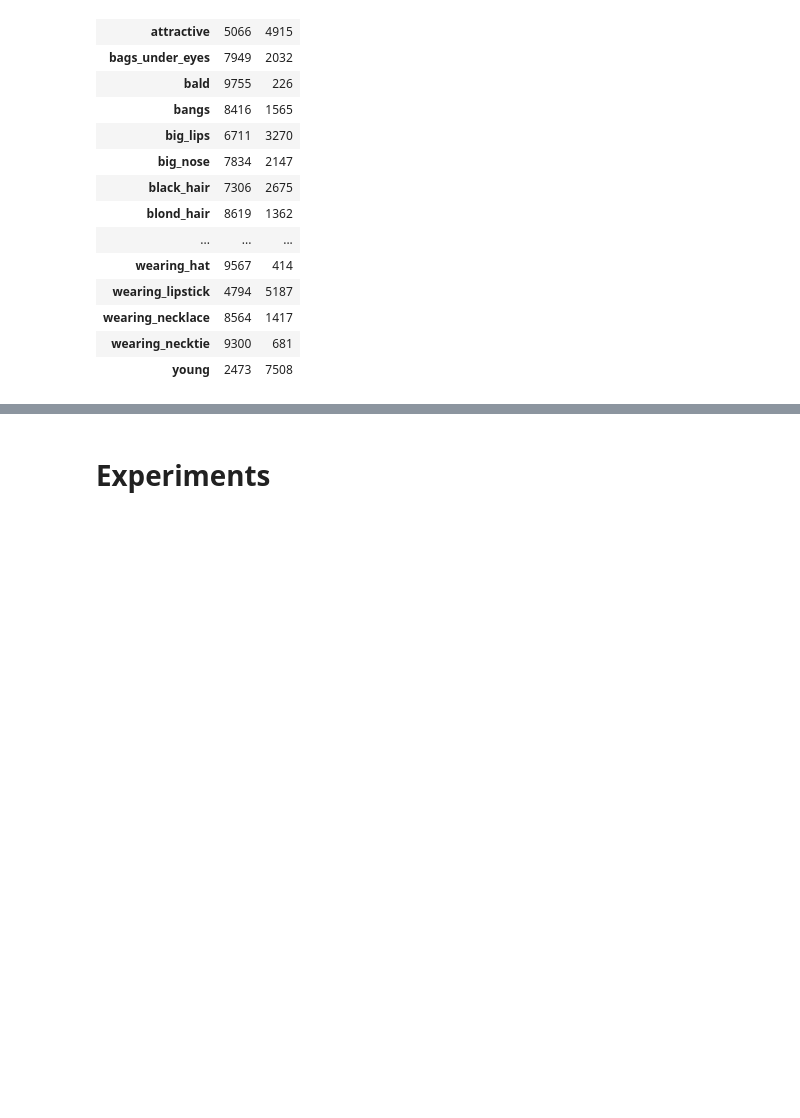
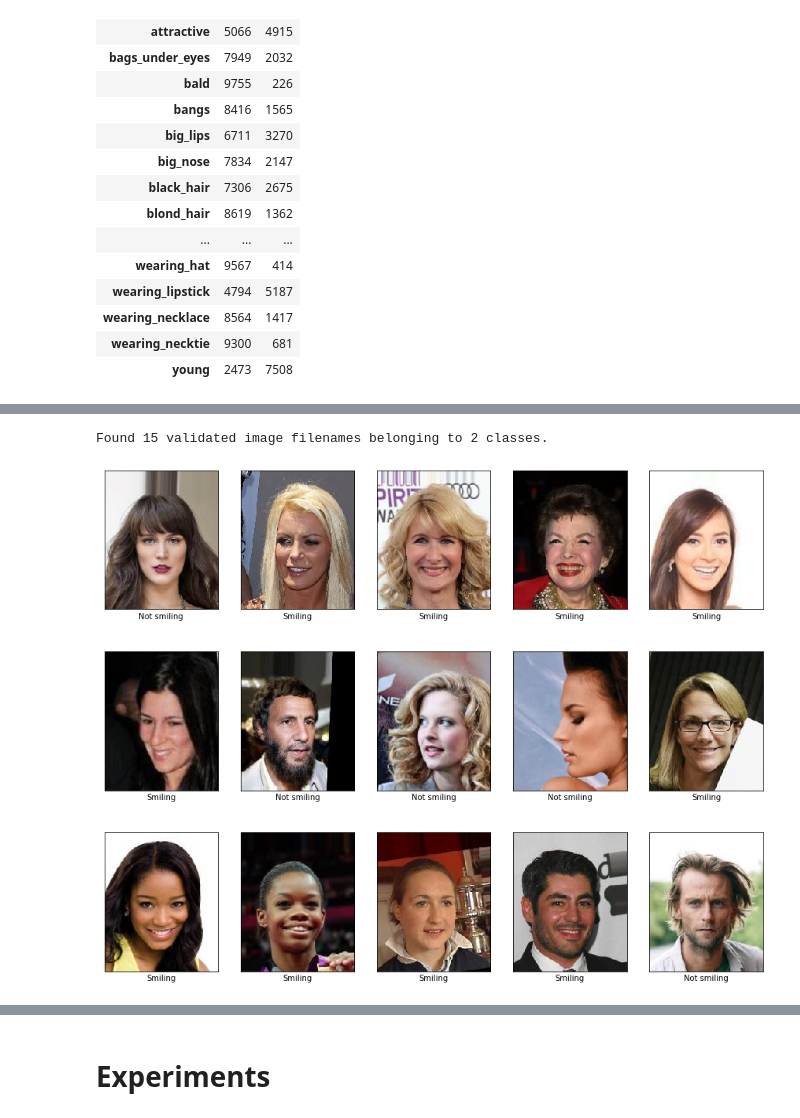
Before and after one commit to AgusTrulli/ML_Grupo_2, a Jupyter notebook: tp3_cv.ipynb, the cells around one changed output, grey strips where cells are left out. Cells and saved outputs as stored; diff of their text form; code cells hidden in the pictures; blank space fills up the shorter version.

```diff
--- a/tp3_cv.ipynb
+++ b/tp3_cv.ipynb
@@ -45,13 +45,11 @@ Loading BokehJS ...
 # Utils
 # %%
 # Paths de los datos a utilizar (directorio de las imagenes y csv): CAMBIAR CON LOS QUE CORRESPONDAN
-
 IMAGES_PATH = r"C:\Users\santi\Desktop\TP3"
-
 # IMAGES_PATH = r"C:\Users\agus_\Desktop\ML_Grupo_2\imagenes_tp3_cv"
 
 # Porcentaje de datos con los que me voy a quedar de los conjuntos train, test y validation originales
-GLOBAL_FRAC = 0.50
+GLOBAL_FRAC = 0.5
 
 # Datos generales
 IMAGE_CHANNELS = 3
@@ -62,7 +60,7 @@ BATCH_SIZE = 32
 
 sgd = SGD(lr=0.01,momentum=0.9,nesterov=True)
 # %%
-def get_train_test_validation(total=False):
+def get_train_test_validation(total=False, frac=GLOBAL_FRAC):
     df_images_target = get_features_csv()
     df_images_target.columns = df_images_target.columns.str.lower()
     df_images_target.set_index('image_id', inplace=True)
@@ -75,9 +73,9 @@ def get_train_test_validation(total=False):
 
     df_images_target["partition"] = df_images_partition["partition"]
 
-    df_train = df_images_target[df_images_target.partition == 0].sample(frac=GLOBAL_FRAC, random_state=1)
-    df_test = df_images_target[df_images_target.partition == 1].sample(frac=GLOBAL_FRAC, random_state=1)
-    df_validation = df_images_target[df_images_target.partition == 2].sample(frac=GLOBAL_FRAC, random_state=1)
+    df_train = df_images_target[df_images_target.partition == 0].sample(frac=frac, random_state=1)
+    df_test = df_images_target[df_images_target.partition == 1].sample(frac=frac, random_state=1)
+    df_validation = df_images_target[df_images_target.partition == 2].sample(frac=frac, random_state=1)
 
     if total:
         return pd.concat([df_train, df_test, df_validation])
@@ -120,7 +118,7 @@ def get_generator(df, height=IMAGE_HEIGHT, width=IMAGE_WIDTH, batch_size=BATCH_S
         # Mode for yielding the targets.
         class_mode="binary",
         # Size of the batches of data.
-        batch_size=BATCH_SIZE,
+        batch_size=batch_size,
         # Whether to shuffle the data.
         shuffle=False,
         # Random seed for shuffling and transformations.
@@ -245,4 +247,23 @@ def get_predict_samples(df, model, quantity=16, random_state=1):
     display(HTML(display_html))
+# %%
+def show_images(df, height=IMAGE_HEIGHT, width=IMAGE_WIDTH, chanels=IMAGE_CHANNELS, random_state=1, figsize=(15,9)):
+    df = df.sample(15, random_state=random_state)
+
+    X, y = get_generator(df, height=height, width=width).next()
+
+    desc = {0: 'Not smiling',
+            1: 'Smiling'}
+
+    plt.figure(figsize=figsize)
+    for i in range(3):
+        for j in range(5):
+            plt.subplot(3, 5, (i*5)+j+1)
+            plt.xticks([])
+            plt.yticks([])
+            plt.grid(False)
+            image = copy.copy(X[(i*5)+j])
+            plt.imshow(image.reshape(height, width, chanels), cmap=plt.cm.binary)
+            plt.xlabel(desc[y[(i*5)+j]])
 # %% [markdown]
 # Read data
 # %% [markdown]
@@ -449,0 +463,5 @@ make_data_volume(df_data, 2)
+# %%
+show_images(df=pd.concat([df_train, df_test, df_validation]), height=218, width=178, figsize=(15,12))
+# %% [output]
+Found 15 validated image filenames belonging to 2 classes.
+[figure, added]
```
Also changed, not shown: parts of 83 cells of this notebook.
